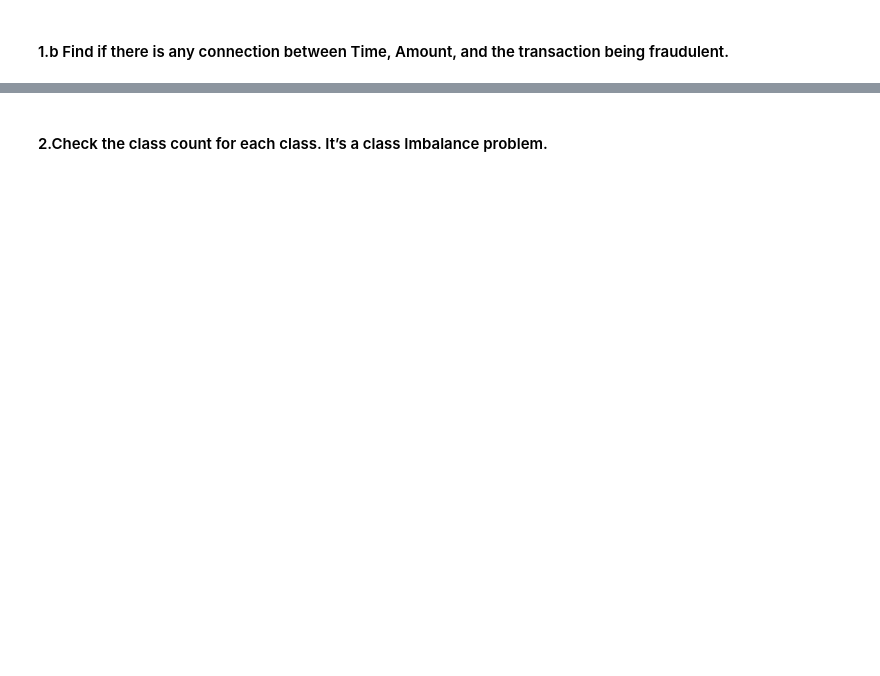
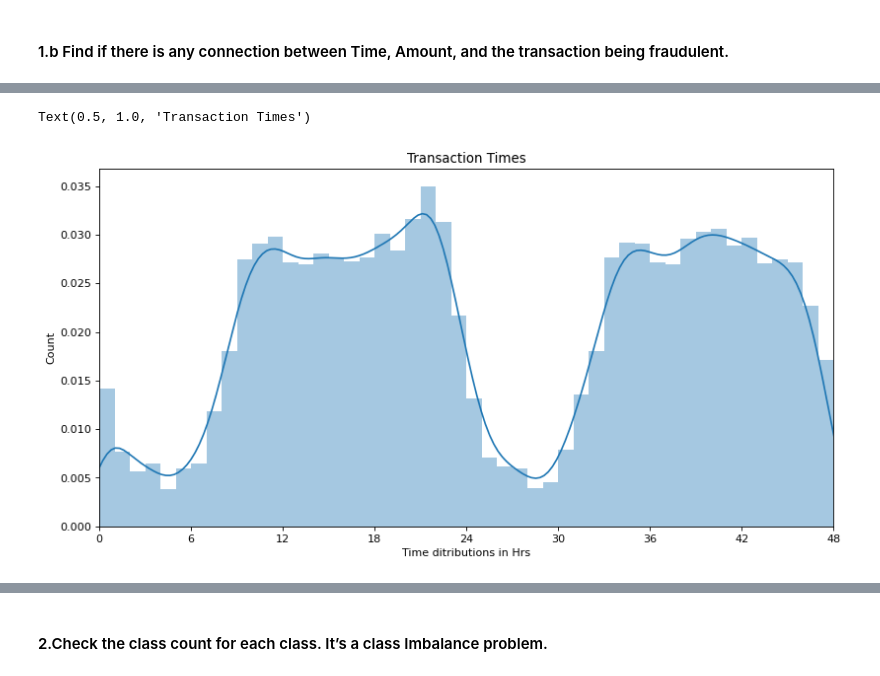
Before and after one commit to kaleshkk/AI-projects, a Jupyter notebook: Project 2/Finance.ipynb, the cells around one changed output, grey strips where cells are left out. Saved outputs shown, nothing was run; the diff lists cells and outputs as text; code cells hidden in the pictures; blank space fills up the shorter version.

```diff
--- a/Project 2/Finance.ipynb
+++ b/Project 2/Finance.ipynb
@@ -103,11 +163,14 @@ print(df_train_original['Time'].max())
 # %%
 plt.figure(figsize=(12,6), dpi=80)
-sns.distplot(df_train_original.Time, bins=48)
+sns.distplot(df_train.Time, bins=48)
 plt.xlim([0,48])
 plt.xticks(np.arange(0,54,6))
 plt.xlabel('Time ditributions in Hrs')
 plt.ylabel('Count')
 plt.title('Transaction Times')
+# %% [output]
+Text(0.5, 1.0, 'Transaction Times')
+[figure, added]
 # %%
 # visualizations of amount
 plt.figure(figsize=(10,8))
```
Also changed, not shown: parts of 71 cells of this notebook.
